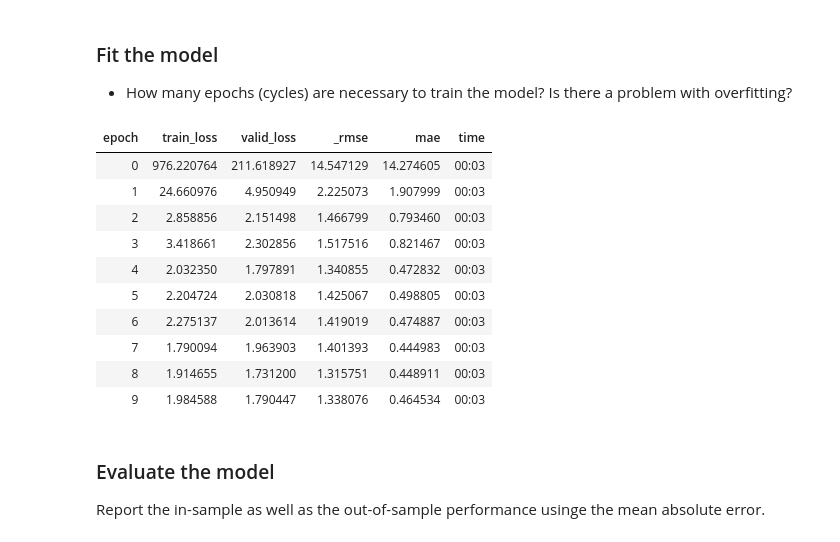
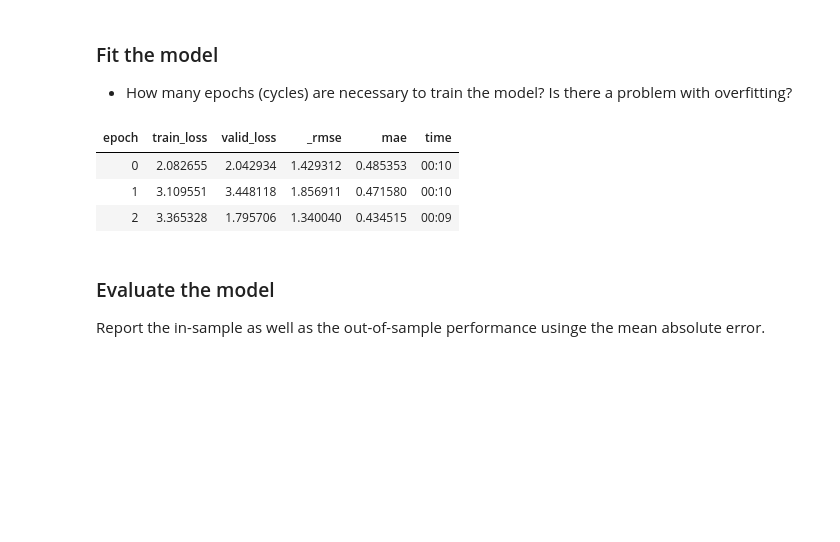
Before and after one commit to pds2122/course, a Jupyter notebook: assignments/03_PA_DL_on_tabular_data_solution.ipynb, the cells around one changed output. Cells and saved outputs as stored; diff of their text form; code cells hidden in the pictures; blank space fills up the shorter version.

```diff
--- a/assignments/03_PA_DL_on_tabular_data_solution.ipynb
+++ b/assignments/03_PA_DL_on_tabular_data_solution.ipynb
@@ -57,7 +57,7 @@ Now you're ready to create the [TabularDataLoaders](https://docs.fast.ai/tabular
 # %%
 dls = TabularDataLoaders.from_df(df=df, y_names=y_names, valid_idx=valid_idx,
                                  procs=procs, cat_names=cat_names, cont_names=cont_names,
-                                 bs=64)
+                                 bs=16)
 # %% [markdown]
 How many features numerical and categorical feautures are created by the dataloaders after preprocessing the data?
 - print the names and the count of these features
@@ -137,6 +137,7 @@ You need to find a suitable learning rate for the training
 - Repeat this step until you get a meaningful plot ;)
 # %%
 # Write your code here
-learn.lr_find()
+lr_valley = learn.lr_find()
+print(lr_valley)
 # %% [output]
 [interactive output not drawn]
@@ -149,20 +150,13 @@ SuggestedLRs(valley=0.004365158267319202)
 # %%
 # Write your answer and code here
 # More than 3 rounds/epochs may increase the chances for overfitting
 # Trial and error!
-learn.fit_one_cycle(10, lr_max=5e-3)
+learn.fit_one_cycle(3, lr_max=lr_valley)
 # %% [output]
 | epoch | train_loss | valid_loss | _rmse | mae | time |
-| 0 | 976.220764 | 211.618927 | 14.547129 | 14.274605 | 00:03 |
-| 1 | 24.660976 | 4.950949 | 2.225073 | 1.907999 | 00:03 |
-| 2 | 2.858856 | 2.151498 | 1.466799 | 0.793460 | 00:03 |
-| 3 | 3.418661 | 2.302856 | 1.517516 | 0.821467 | 00:03 |
-| 4 | 2.032350 | 1.797891 | 1.340855 | 0.472832 | 00:03 |
-| 5 | 2.204724 | 2.030818 | 1.425067 | 0.498805 | 00:03 |
-| 6 | 2.275137 | 2.013614 | 1.419019 | 0.474887 | 00:03 |
-| 7 | 1.790094 | 1.963903 | 1.401393 | 0.444983 | 00:03 |
-| 8 | 1.914655 | 1.731200 | 1.315751 | 0.448911 | 00:03 |
-| 9 | 1.984588 | 1.790447 | 1.338076 | 0.464534 | 00:03 |
+| 0 | 2.082655 | 2.042934 | 1.429312 | 0.485353 | 00:10 |
+| 1 | 3.109551 | 3.448118 | 1.856911 | 0.471580 | 00:10 |
+| 2 | 3.365328 | 1.795706 | 1.340040 | 0.434515 | 00:09 |
 # %% [markdown]
 ### Evaluate the model
 
```
Also changed, not shown: parts of 4 cells of this notebook.
